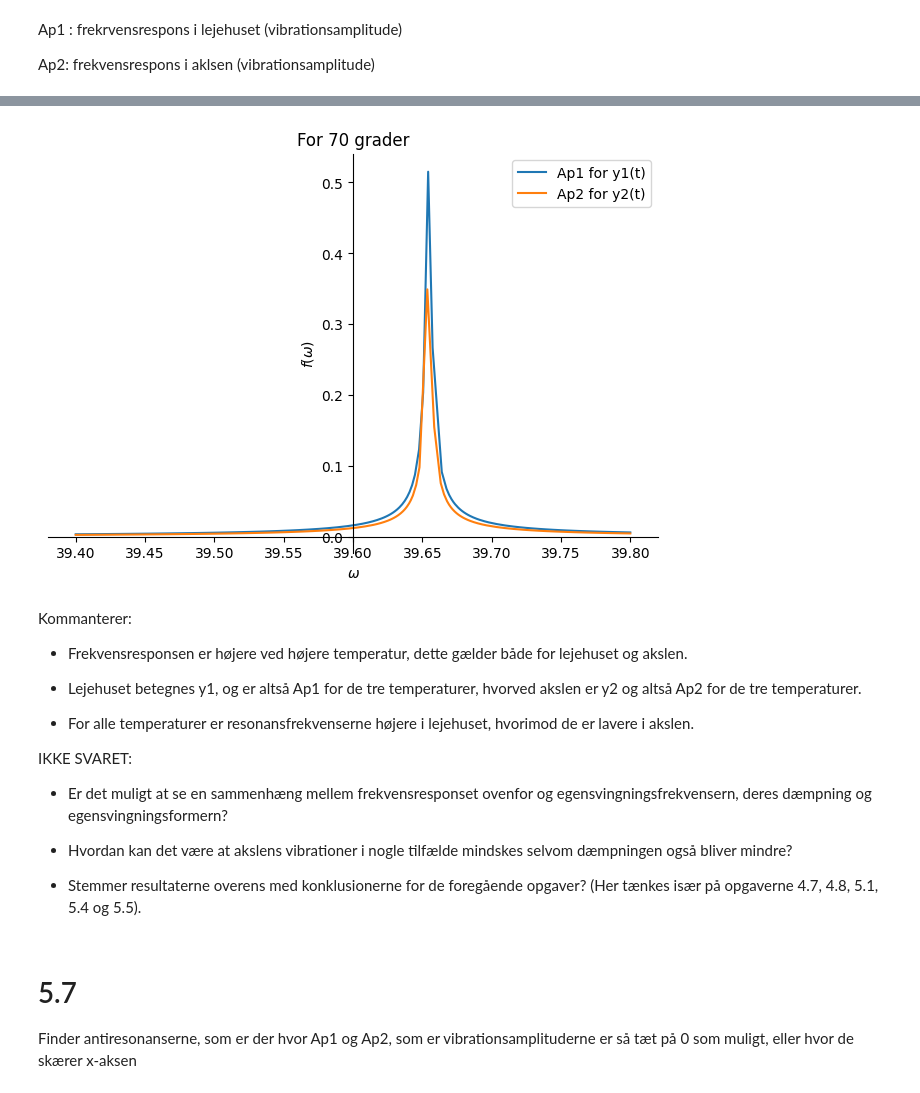
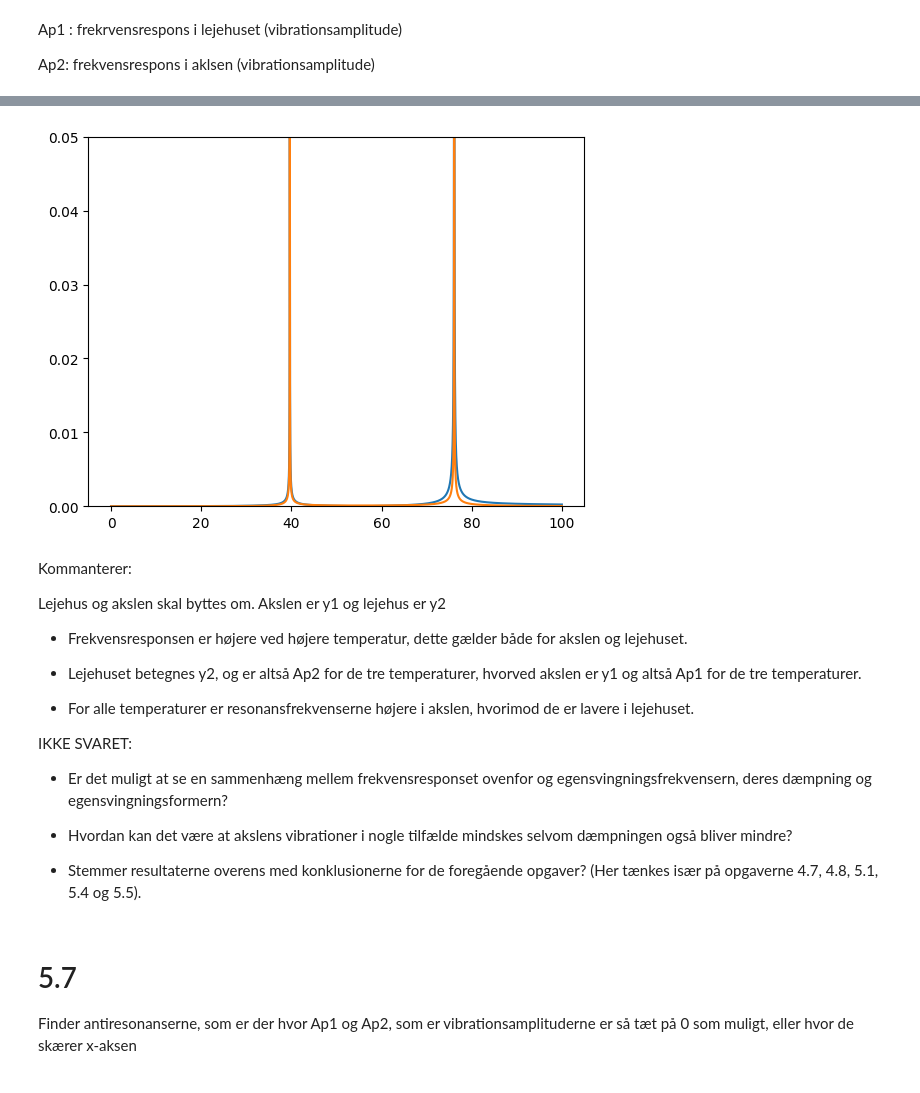
Before and after one commit to Apros7/Mat1Project, a Jupyter notebook: Opg 5.6 + 5.7.ipynb, the cells around one changed output, grey strips where cells are left out. Cells and saved outputs as stored; diff of their text form; code cells hidden in the pictures.

```diff
--- a/Opg 5.6 + 5.7.ipynb
+++ b/Opg 5.6 + 5.7.ipynb
@@ -110,24 +136,29 @@ p1.show()
 # %%
 # OBS Kun for 70 grader nedenstående
 
 Ap1_70 = abs(z170)
 Ap2_70 = abs(z270)
 
-p1 = plot(Ap1_70,(omega,39.4,39.8), show=False, use_cm= False, title = "For 70 grader", label = "Ap1 for y1(t)",legend=True)
-p2 = plot(Ap2_70,(omega,39.4,39.8), show=False,use_cm = False, label = "Ap2 for y2(t)",legend=True)
-p1.extend(p2)
-p1.show()
+omega_ = np.linspace(0, 100, 10000000)
+ap1_70 = lambdify(omega, Ap1_70, "numpy")
+ap2_70 = lambdify(omega, Ap2_70, "numpy")
+
+plt.plot(omega_, ap1_70(omega_), omega_, ap2_70(omega_))
+plt.ylim(0, 0.05)
+plt.show()
 # der hvor amplituden er højest, er der hvor der er mibdst faseforskydning, da de er synkrone. Dette er skidt for konstruktionen, det dette resuklterer i større udsving.
 # %% [output]
-[figure, old version]
+[figure, new version]
 # %% [markdown]
 Kommanterer:
 
-* Frekvensresponsen er højere ved højere temperatur, dette gælder både for lejehuset og akslen.
+Lejehus og akslen skal byttes om. Akslen er y1 og lejehus er y2
 
-* Lejehuset betegnes y1, og er altså Ap1 for de tre temperaturer, hvorved akslen er y2 og altså Ap2 for de tre temperaturer.
+* Frekvensresponsen er højere ved højere temperatur, dette gælder både for akslen og lejehuset.
 
-* For alle temperaturer er resonansfrekvenserne højere i lejehuset, hvorimod de er lavere i akslen.
+* Lejehuset betegnes y2, og er altså Ap2 for de tre temperaturer, hvorved akslen er y1 og altså Ap1 for de tre temperaturer.
+
+* For alle temperaturer er resonansfrekvenserne højere i akslen, hvorimod de er lavere i lejehuset.
 
 IKKE SVARET:
 
```
Also changed, not shown: parts of 11 cells of this notebook.
